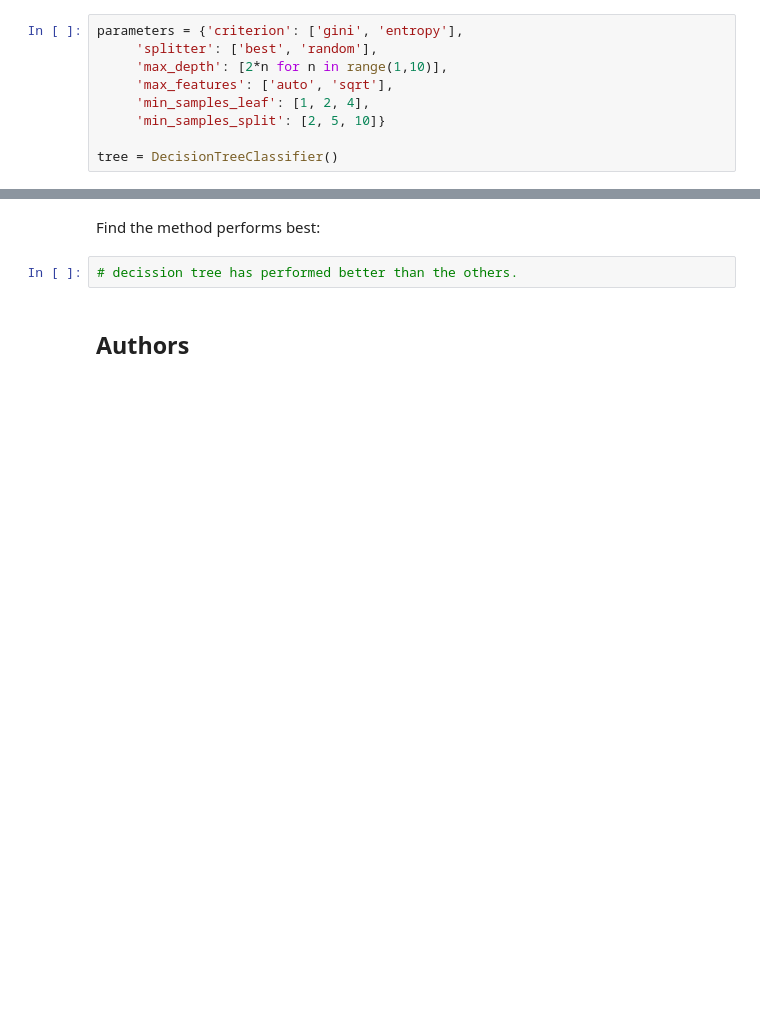
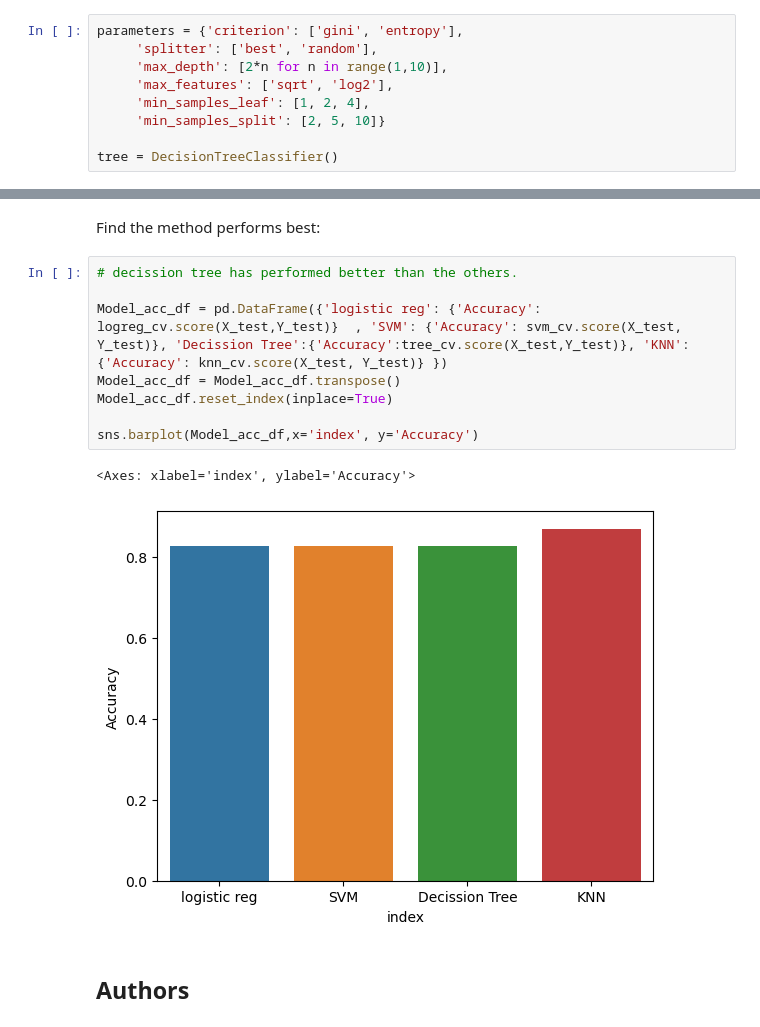
Before and after one commit to W-Anderson/IBM-DS-Professional-Certificate, a Jupyter notebook: step7-SpaceX_Machine_Learning_Prediction.ipynb, the cells around one changed output, grey strips where cells are left out. Drawn from its saved outputs; the diff is of its cells as text; blank space fills up the shorter version.

```diff
--- a/step7-SpaceX_Machine_Learning_Prediction.ipynb
+++ b/step7-SpaceX_Machine_Learning_Prediction.ipynb
@@ -241,7 +241,7 @@ Create a decision tree classifier object then  create a  <code>GridSearchCV</cod
 parameters = {'criterion': ['gini', 'entropy'],
      'splitter': ['best', 'random'],
      'max_depth': [2*n for n in range(1,10)],
-     'max_features': ['auto', 'sqrt'],
+     'max_features': ['sqrt', 'log2'],
      'min_samples_leaf': [1, 2, 4],
      'min_samples_split': [2, 5, 10]}
 
@@ -321,8 +321,17 @@ plot_confusion_matrix(Y_test,yhat)
 ## TASK  12
 # %% [markdown]
 Find the method performs best:
-# %%
-# decission tree has performed better than the others.
+# %%
+# decission tree has performed better than the others.
+
+Model_acc_df = pd.DataFrame({'logistic reg': {'Accuracy': logreg_cv.score(X_test,Y_test)}  , 'SVM': {'Accuracy': svm_cv.score(X_test, Y_test)}, 'Decission Tree':{'Accuracy':tree_cv.score(X_test,Y_test)}, 'KNN': {'Accuracy': knn_cv.score(X_test, Y_test)} })
+Model_acc_df = Model_acc_df.transpose()
+Model_acc_df.reset_index(inplace=True)
+
+sns.barplot(Model_acc_df,x='index', y='Accuracy')
+# %% [output]
+<Axes: xlabel='index', ylabel='Accuracy'>
+[figure, added]
 # %% [markdown]
 ## Authors
 # %% [markdown]
```
Also changed, not shown: parts of 17 cells of this notebook.
